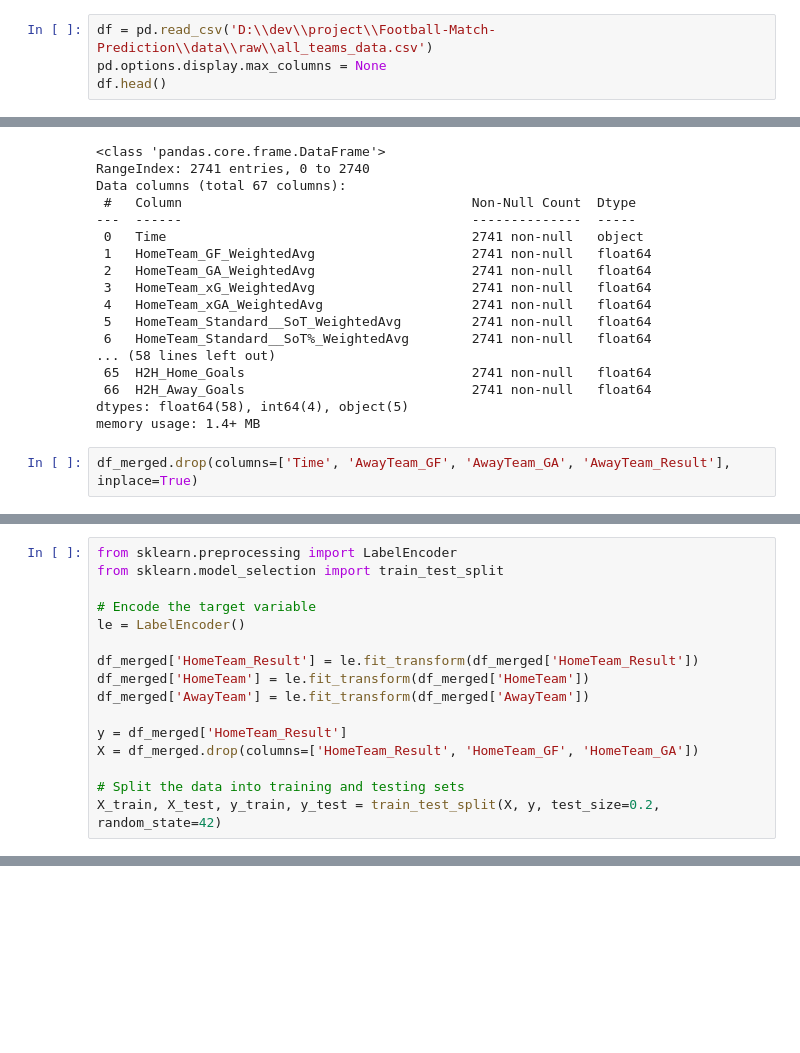
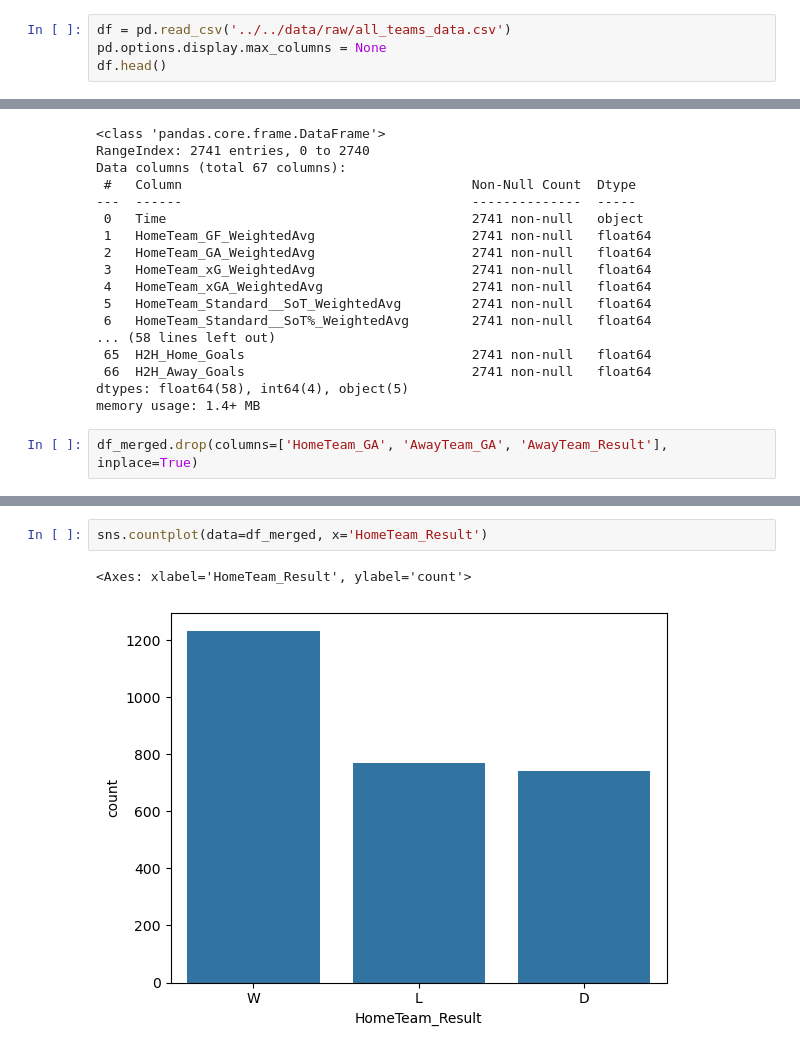
Before and after one commit to DSAI-Creator/Football-Match-Prediction, a Jupyter notebook: src/eda/eda.ipynb, the cells around one changed output, grey strips where cells are left out. Drawn from its saved outputs; the diff is of its cells as text; blank space fills up the shorter version.

```diff
--- a/src/eda/eda.ipynb
+++ b/src/eda/eda.ipynb
@@ -4,7 +4,7 @@ import pandas as pd
 # %% [markdown]
 ### Read data
 # %%
-df = pd.read_csv('D:\\dev\\project\\Football-Match-Prediction\\data\\raw\\all_teams_data.csv')
+df = pd.read_csv('../../data/raw/all_teams_data.csv')
 pd.options.display.max_columns = None
 df.head()
 # %% [output]
@@ -903,5 +925,5 @@ Data columns (total 67 columns):
 dtypes: float64(58), int64(4), object(5)
 memory usage: 1.4+ MB
 # %%
-df_merged.drop(columns=['Time', 'AwayTeam_GF', 'AwayTeam_GA', 'AwayTeam_Result'], inplace=True)
+df_merged.drop(columns=['HomeTeam_GA', 'AwayTeam_GA', 'AwayTeam_Result'], inplace=True)
 # %%
@@ -909,16 +930,0 @@ df_merged.to_csv('D:\dev\project\Football-Match-Prediction\data\processed\df_mer
-# %%
-from sklearn.preprocessing import LabelEncoder
-from sklearn.model_selection import train_test_split
-
-# Encode the target variable
-le = LabelEncoder()
-
-df_merged['HomeTeam_Result'] = le.fit_transform(df_merged['HomeTeam_Result'])
-df_merged['HomeTeam'] = le.fit_transform(df_merged['HomeTeam'])
-df_merged['AwayTeam'] = le.fit_transform(df_merged['AwayTeam'])
-
-y = df_merged['HomeTeam_Result']
-X = df_merged.drop(columns=['HomeTeam_Result', 'HomeTeam_GF', 'HomeTeam_GA'])
-
-# Split the data into training and testing sets
-X_train, X_test, y_train, y_test = train_test_split(X, y, test_size=0.2, random_state=42)
@@ -1041,0 +931,5 @@ feature_importance_df.reset_index()
+# %%
+sns.countplot(data=df_merged, x='HomeTeam_Result')
+# %% [output]
+<Axes: xlabel='HomeTeam_Result', ylabel='count'>
+[figure, added]
```
Also changed, not shown: parts of 12 cells of this notebook.
